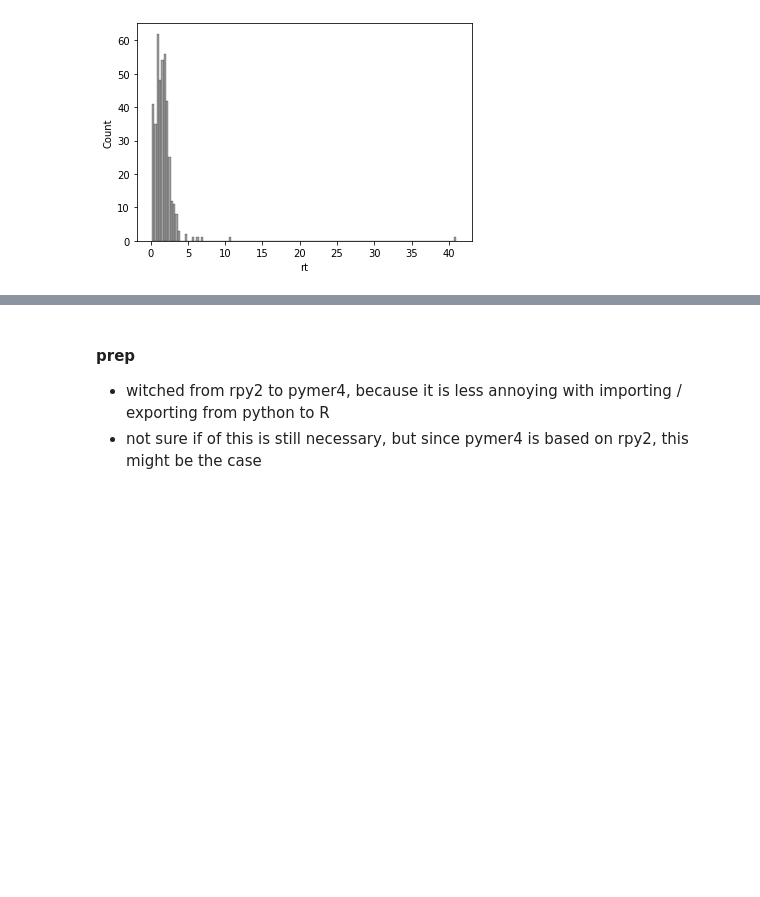
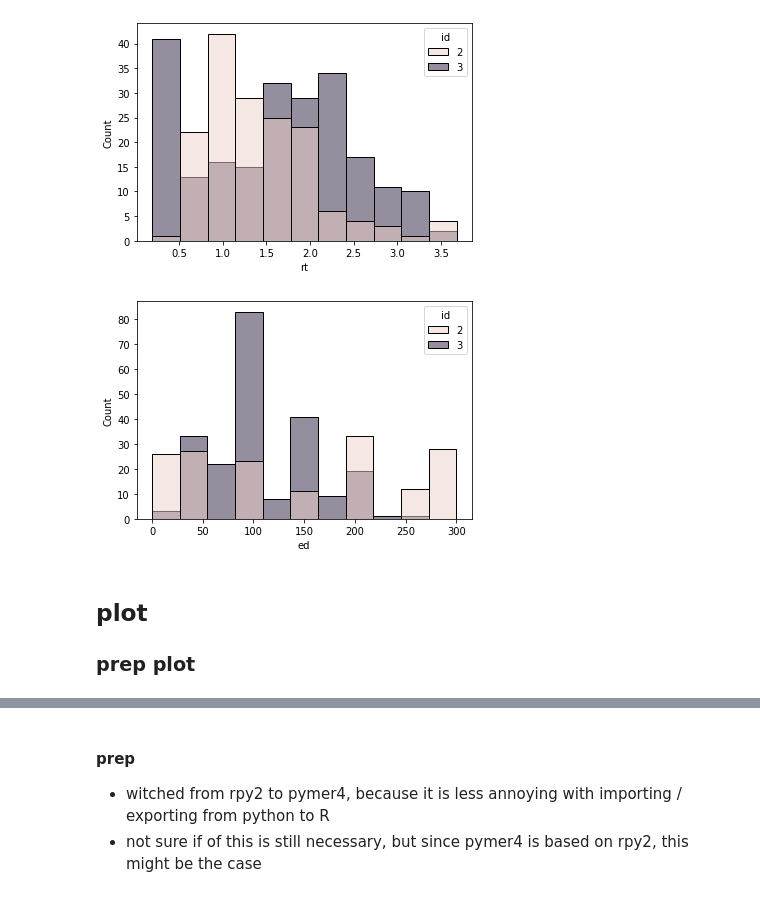
Before and after one commit to lukasgehrke/2021-fastReach, a Jupyter notebook: analyses/Leonie_tests/analysis_short.ipynb, the cells around one changed output, grey strips where cells are left out. Cells and saved outputs as stored; diff of their text form; code cells hidden in the pictures; blank space fills up the shorter version.

Commit message:
plots update

```diff
--- a/analyses/Leonie_tests/analysis_short.ipynb
+++ b/analyses/Leonie_tests/analysis_short.ipynb
@@ -30,11 +36,11 @@ p= "C://Users/terfu/Desktop/2021-fastReach/data/study/" #repository for output
 ### load data
 # %%
 # load data
-behavior = pd.read_csv( p + 'PI_results_test_data.csv')
+behavior_raw= pd.read_csv( p + 'PI_results_test_data.csv')
 
 # set data types
-behavior[['ed','rt']] = behavior[['ed','rt']].apply(pd.to_numeric, axis=1)
+behavior_raw[['ed','rt']] = behavior_raw[['ed','rt']].apply(pd.to_numeric, axis=1)
 
-behavior['rd'] = behavior['rd'].astype("string")  # needs to be string before category for R conversion
+behavior_raw['rd'] = behavior_raw['rd'].astype("string")  # needs to be string before category for R conversion
 
-behavior[['rd','condition']] = behavior[['rd','condition']].astype("category")
+behavior_raw[['rd','condition']] = behavior_raw[['rd','condition']].astype("category")
@@ -44,0 +61,17 @@ quick check reaction times
+# %%
+# removes outliers trials that have outliers either in rt or ed
+#@Lukas: do we want to remove only extreme or all outliers?
+
+cols = ['rt', 'ed'] # relevant cols
+
+# calculate quantiles and IQR
+Q1 = behavior_raw[cols].quantile(0.25) # Same as np.percentile but maps (0,1) and not (0,100)
+Q3 = behavior_raw[cols].quantile(0.75)
+IQR = Q3 - Q1
+
+# return a boolean array of the rows with (any) non-outlier column values
+condition = ~((behavior_raw[cols] < (Q1 - 3 * IQR)) | (behavior_raw[cols] > (Q3 + 3 * IQR))).any(axis=1)
+
+# filter our dataframe based on condition
+behavior = behavior_raw[condition]
+behavior_del = behavior_raw[-condition]
@@ -45,7 +115,15 @@ quick check reaction times
 # %%
+#check new data
 
 fig, ax = plt.subplots()
-hist = sns.histplot(behavior, x = 'rt',color= 'grey',ax =ax)
+hist = sns.histplot(behavior, x = 'rt',ax =ax, hue = 'id')
 #ax.set_xlim(0,5) # remove outliers for visualization
+
+fig, ax = plt.subplots()
+hist = sns.histplot(behavior, x = 'ed',ax =ax, hue = 'id')
 # %% [output]
-[figure, old version]
+[figure, new version]
+[figure, added]
+# %% [markdown]
+## plot
+### prep plot
```
Also changed, not shown: parts of 49 cells of this notebook, 7 other files.
